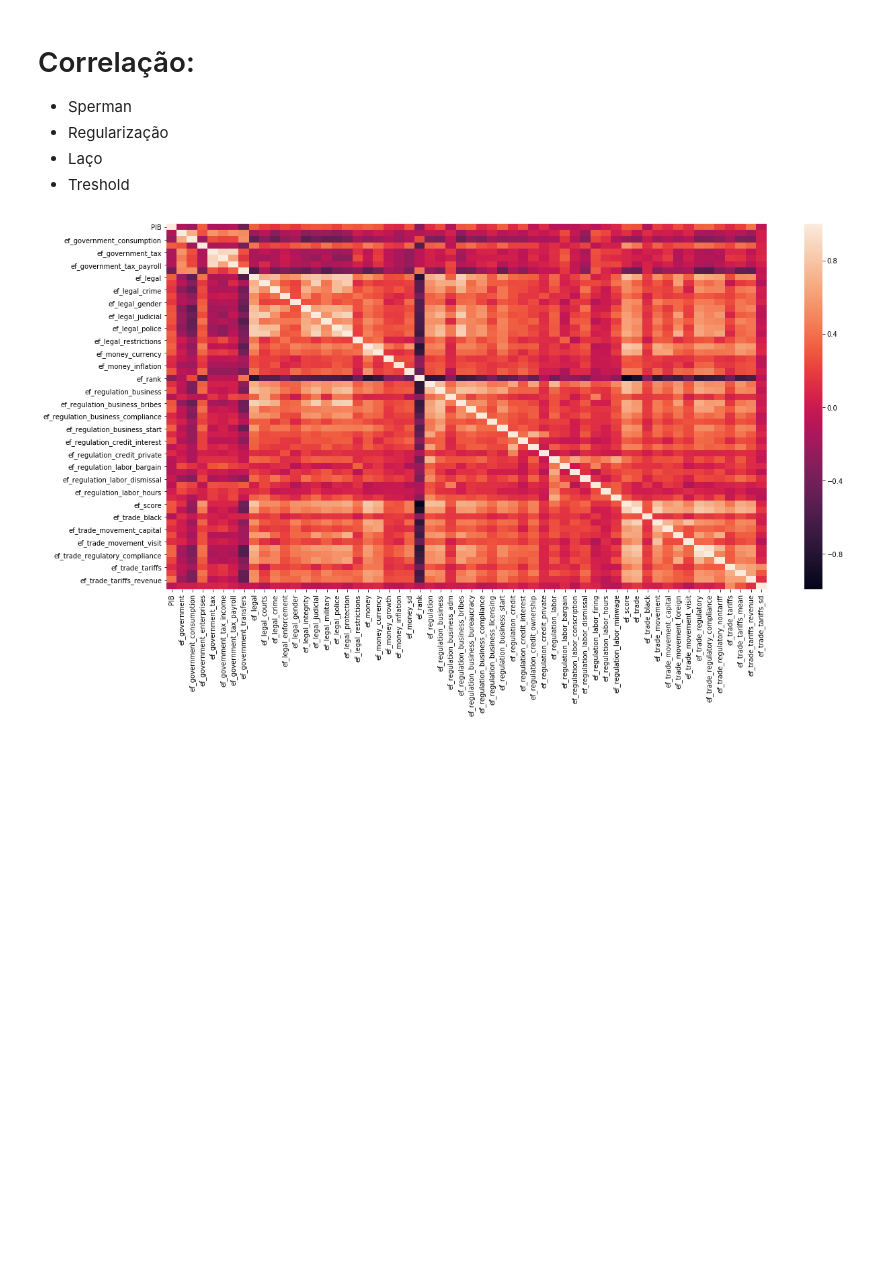
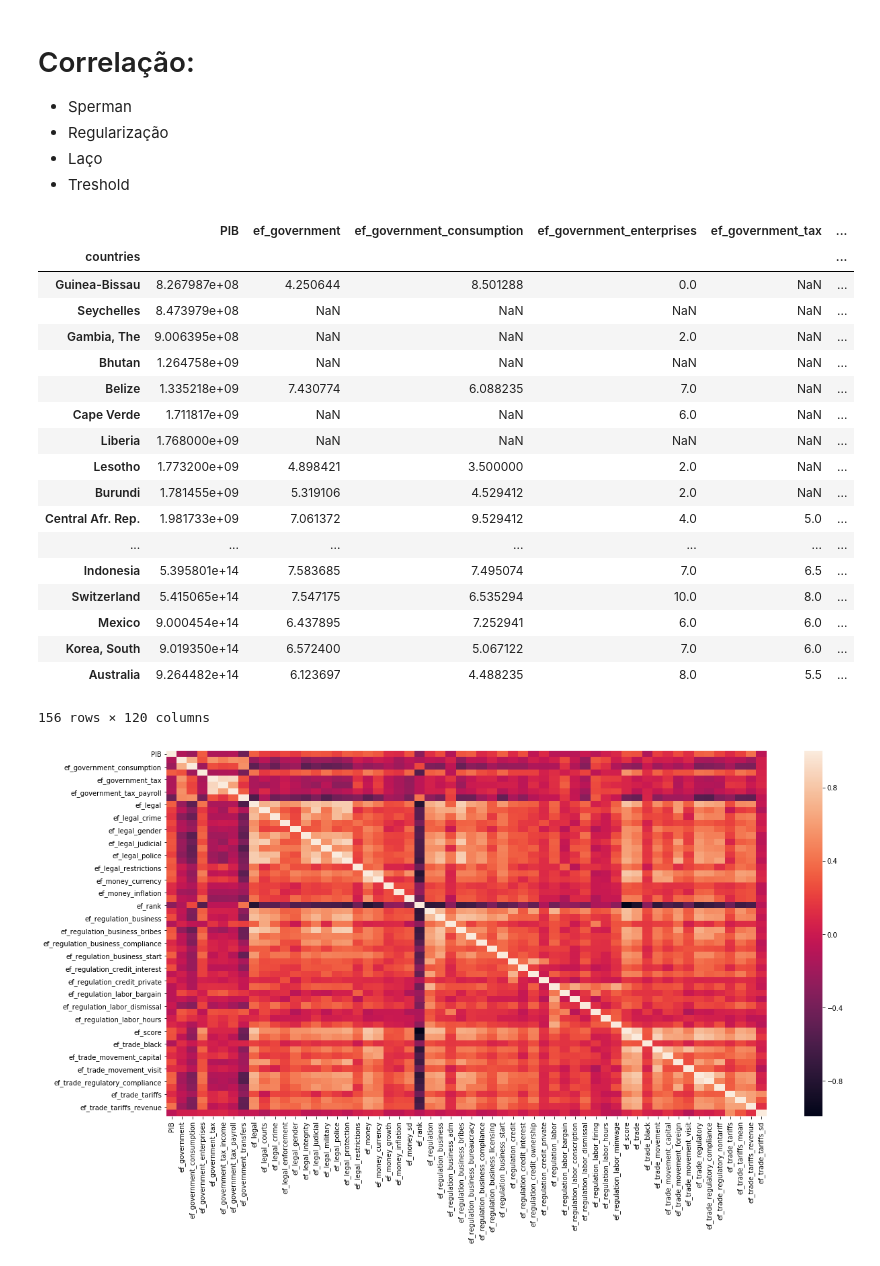
Before and after one commit to millerraycell/Team-Miracle_Machine-Learning, a Jupyter notebook: Notebook/Prototype.ipynb, the cells around one changed output. Saved outputs shown, nothing was run; the diff lists cells and outputs as text; code cells hidden in the pictures; blank space fills up the shorter version.

```diff
--- a/Notebook/Prototype.ipynb
+++ b/Notebook/Prototype.ipynb
@@ -31,6 +31,28 @@ table = pd.pivot_table(hfi_sorted,values=hfi_sorted.columns.to_list()[4:],index=
 * Regularização
 * Laço
 * Treshold
+# %%
+table.xs(2009).sort_values('PIB')
+# %% [output]
+|  | PIB | ef_government | ef_government_consumption | ef_government_enterprises | ef_government_tax | ... |
+| countries |  |  |  |  |  | ... |
+| Guinea-Bissau | 8.267987e+08 | 4.250644 | 8.501288 | 0.0 | NaN | ... |
+| Seychelles | 8.473979e+08 | NaN | NaN | NaN | NaN | ... |
+| Gambia, The | 9.006395e+08 | NaN | NaN | 2.0 | NaN | ... |
+| Bhutan | 1.264758e+09 | NaN | NaN | NaN | NaN | ... |
+| Belize | 1.335218e+09 | 7.430774 | 6.088235 | 7.0 | NaN | ... |
+| Cape Verde | 1.711817e+09 | NaN | NaN | 6.0 | NaN | ... |
+| Liberia | 1.768000e+09 | NaN | NaN | NaN | NaN | ... |
+| Lesotho | 1.773200e+09 | 4.898421 | 3.500000 | 2.0 | NaN | ... |
+| Burundi | 1.781455e+09 | 5.319106 | 4.529412 | 2.0 | NaN | ... |
+| Central Afr. Rep. | 1.981733e+09 | 7.061372 | 9.529412 | 4.0 | 5.0 | ... |
+| ... | ... | ... | ... | ... | ... | ... |
+| Indonesia | 5.395801e+14 | 7.583685 | 7.495074 | 7.0 | 6.5 | ... |
+| Switzerland | 5.415065e+14 | 7.547175 | 6.535294 | 10.0 | 8.0 | ... |
+| Mexico | 9.000454e+14 | 6.437895 | 7.252941 | 6.0 | 6.0 | ... |
+| Korea, South | 9.019350e+14 | 6.572400 | 5.067122 | 7.0 | 6.0 | ... |
+| Australia | 9.264482e+14 | 6.123697 | 4.488235 | 8.0 | 5.5 | ... |
+156 rows × 120 columns
 # %%
 trans = table.transpose()
 tr = trans[:58].transpose()
```
Also changed, not shown: parts of 3 cells of this notebook, 2 other files.
